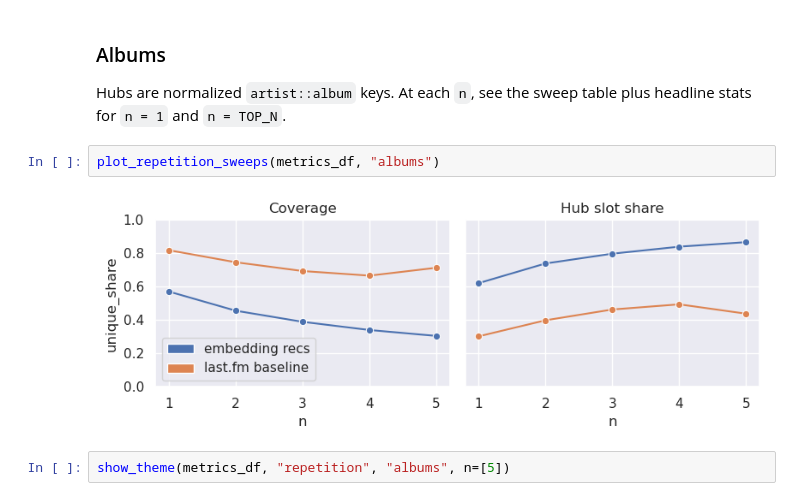
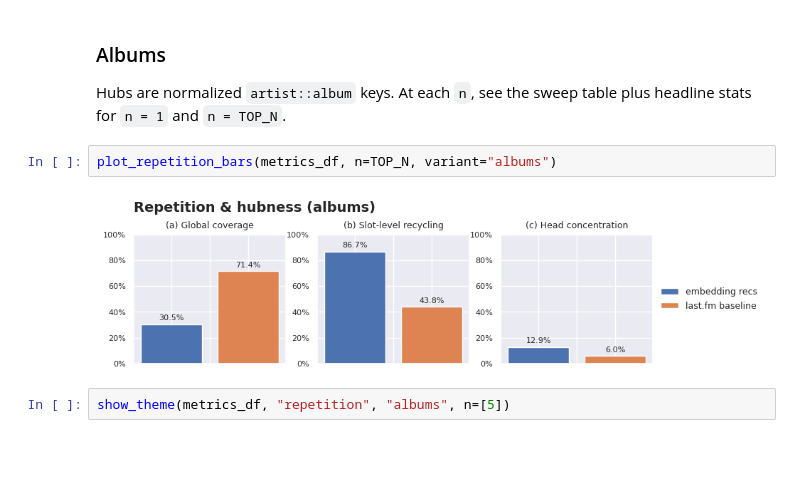
Before and after one commit to lbarleta/critical-listener, a Jupyter notebook: evaluation/lastfm_bench.ipynb, the cells around one changed output. Drawn from its saved outputs; the diff is of its cells as text; blank space fills up the shorter version.

```diff
--- a/evaluation/lastfm_bench.ipynb
+++ b/evaluation/lastfm_bench.ipynb
@@ -248,9 +285,9 @@ The embedding model draws from a **smaller catalog** than Last.fm, so higher hub
 
 Hubs are normalized `artist::album` keys. At each `n`, see the sweep table plus headline stats for `n = 1` and `n = TOP_N`.
 # %%
-plot_repetition_sweeps(metrics_df, "albums")
+plot_repetition_bars(metrics_df, n=TOP_N, variant="albums")
 # %% [output]
-[figure, old version]
+[figure, new version]
 # %%
 show_theme(metrics_df, "repetition", "albums", n=[5])
 # %% [output]
```
Also changed, not shown: parts of 20 cells of this notebook, 5 other files.
